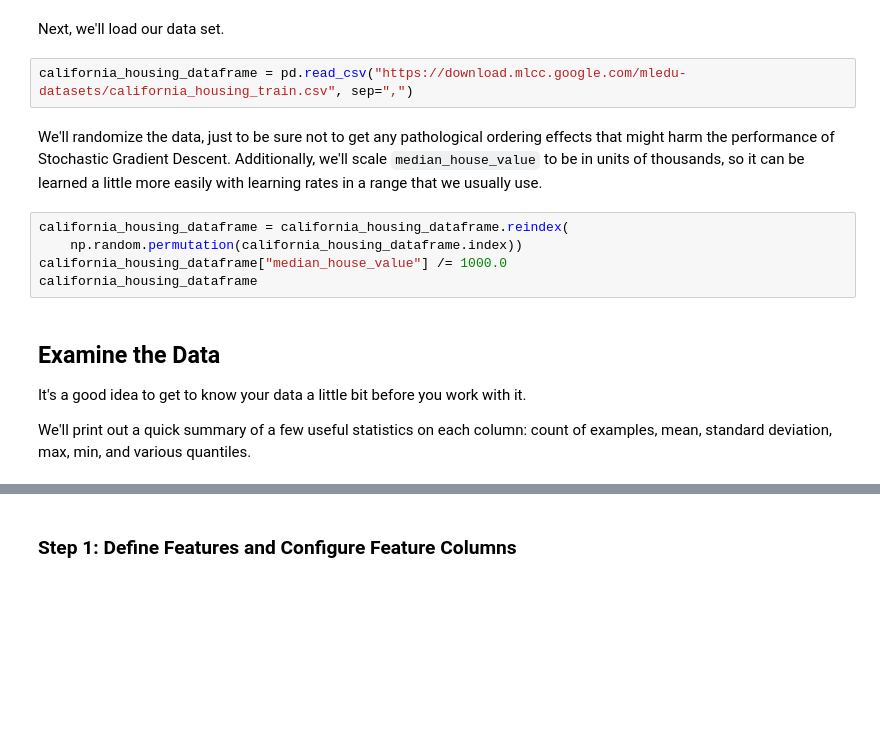
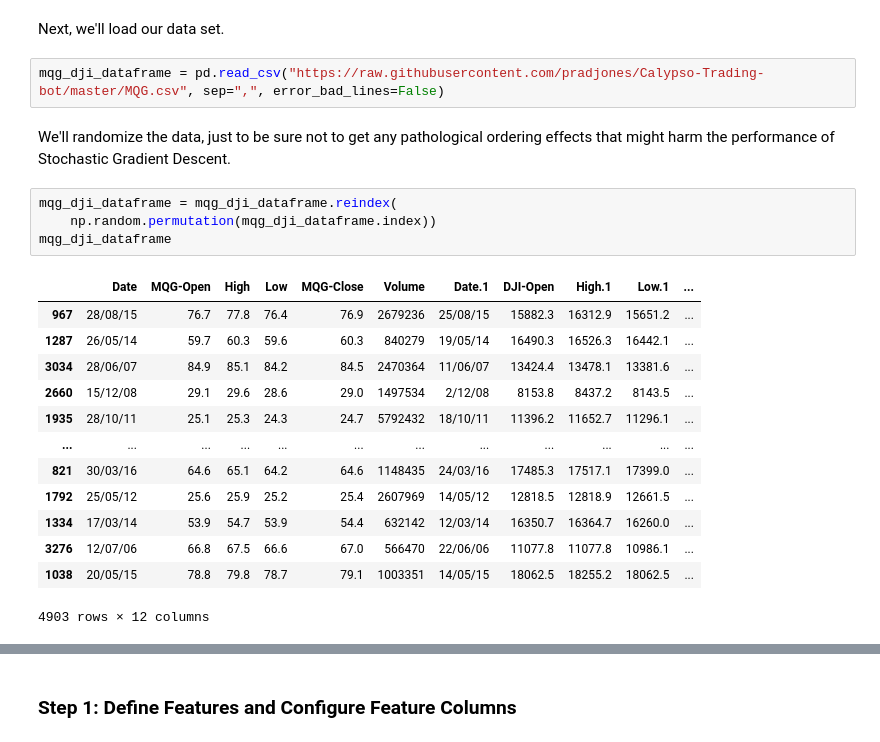
Before and after one commit to lunico86/Calypso-Trading-bot, a Jupyter notebook: MQG_DJI_linearRegression.ipynb, the cells around one changed output, grey strips where cells are left out. Cells and saved outputs as stored; diff of their text form; blank space fills up the shorter version.

```diff
--- a/MQG_DJI_linearRegression.ipynb
+++ b/MQG_DJI_linearRegression.ipynb
@@ -33,18 +33,25 @@ pd.options.display.max_rows = 10
 pd.options.display.float_format = '{:.1f}'.format
 # %% [markdown]
 Next, we'll load our data set.
-# %%
-california_housing_dataframe = pd.read_csv("https://download.mlcc.google.com/mledu-datasets/california_housing_train.csv", sep=",")
+# %%
+mqg_dji_dataframe = pd.read_csv("https://raw.githubusercontent.com/pradjones/Calypso-Trading-bot/master/MQG.csv", sep=",", error_bad_lines=False)
 # %% [markdown]
-We'll randomize the data, just to be sure not to get any pathological ordering effects that might harm the performance of Stochastic Gradient Descent. Additionally, we'll scale `median_house_value` to be in units of thousands, so it can be learned a little more easily with learning rates in a range that we usually use.
+We'll randomize the data, just to be sure not to get any pathological ordering effects that might harm the performance of Stochastic Gradient Descent.
 # %%
-california_housing_dataframe = california_housing_dataframe.reindex(
-    np.random.permutation(california_housing_dataframe.index))
-california_housing_dataframe["median_house_value"] /= 1000.0
-california_housing_dataframe
+mqg_dji_dataframe = mqg_dji_dataframe.reindex(
+    np.random.permutation(mqg_dji_dataframe.index))
+mqg_dji_dataframe
+# %% [output]
+|  | Date | MQG-Open | High | Low | MQG-Close | Volume | Date.1 | DJI-Open | High.1 | Low.1 | ... |
+| 967 | 28/08/15 | 76.7 | 77.8 | 76.4 | 76.9 | 2679236 | 25/08/15 | 15882.3 | 16312.9 | 15651.2 | ... |
+| 1287 | 26/05/14 | 59.7 | 60.3 | 59.6 | 60.3 | 840279 | 19/05/14 | 16490.3 | 16526.3 | 16442.1 | ... |
+| 3034 | 28/06/07 | 84.9 | 85.1 | 84.2 | 84.5 | 2470364 | 11/06/07 | 13424.4 | 13478.1 | 13381.6 | ... |
+| 2660 | 15/12/08 | 29.1 | 29.6 | 28.6 | 29.0 | 1497534 | 2/12/08 | 8153.8 | 8437.2 | 8143.5 | ... |
+| 1935 | 28/10/11 | 25.1 | 25.3 | 24.3 | 24.7 | 5792432 | 18/10/11 | 11396.2 | 11652.7 | 11296.1 | ... |
+| ... | ... | ... | ... | ... | ... | ... | ... | ... | ... | ... | ... |
+| 821 | 30/03/16 | 64.6 | 65.1 | 64.2 | 64.6 | 1148435 | 24/03/16 | 17485.3 | 17517.1 | 17399.0 | ... |
+| 1792 | 25/05/12 | 25.6 | 25.9 | 25.2 | 25.4 | 2607969 | 14/05/12 | 12818.5 | 12818.9 | 12661.5 | ... |
+| 1334 | 17/03/14 | 53.9 | 54.7 | 53.9 | 54.4 | 632142 | 12/03/14 | 16350.7 | 16364.7 | 16260.0 | ... |
+| 3276 | 12/07/06 | 66.8 | 67.5 | 66.6 | 67.0 | 566470 | 22/06/06 | 11077.8 | 11077.8 | 10986.1 | ... |
+| 1038 | 20/05/15 | 78.8 | 79.8 | 78.7 | 79.1 | 1003351 | 14/05/15 | 18062.5 | 18255.2 | 18062.5 | ... |
+4903 rows × 12 columns
-# %% [markdown]
-## Examine the Data
-
-It's a good idea to get to know your data a little bit before you work with it.
-
-We'll print out a quick summary of a few useful statistics on each column: count of examples, mean, standard deviation, max, min, and various quantiles.
```
Also changed, not shown: parts of 29 cells of this notebook.
